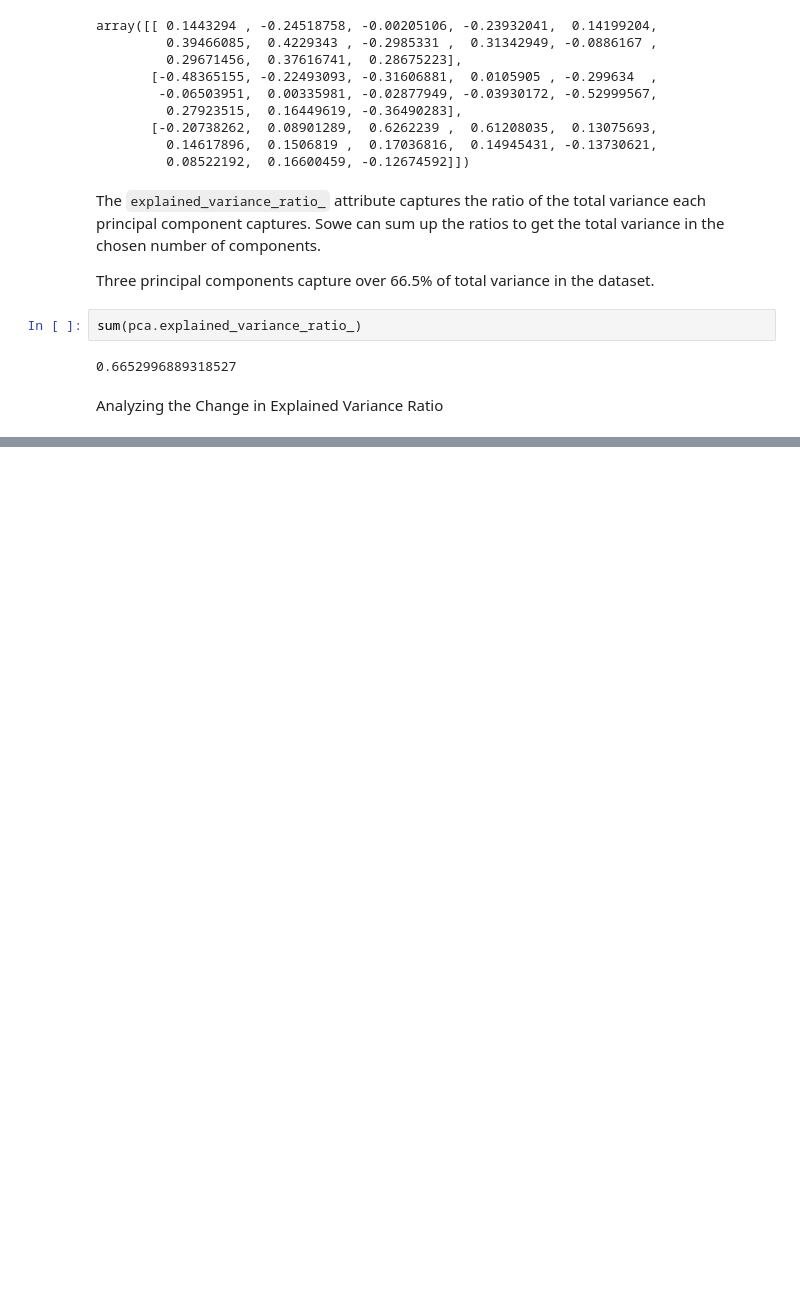
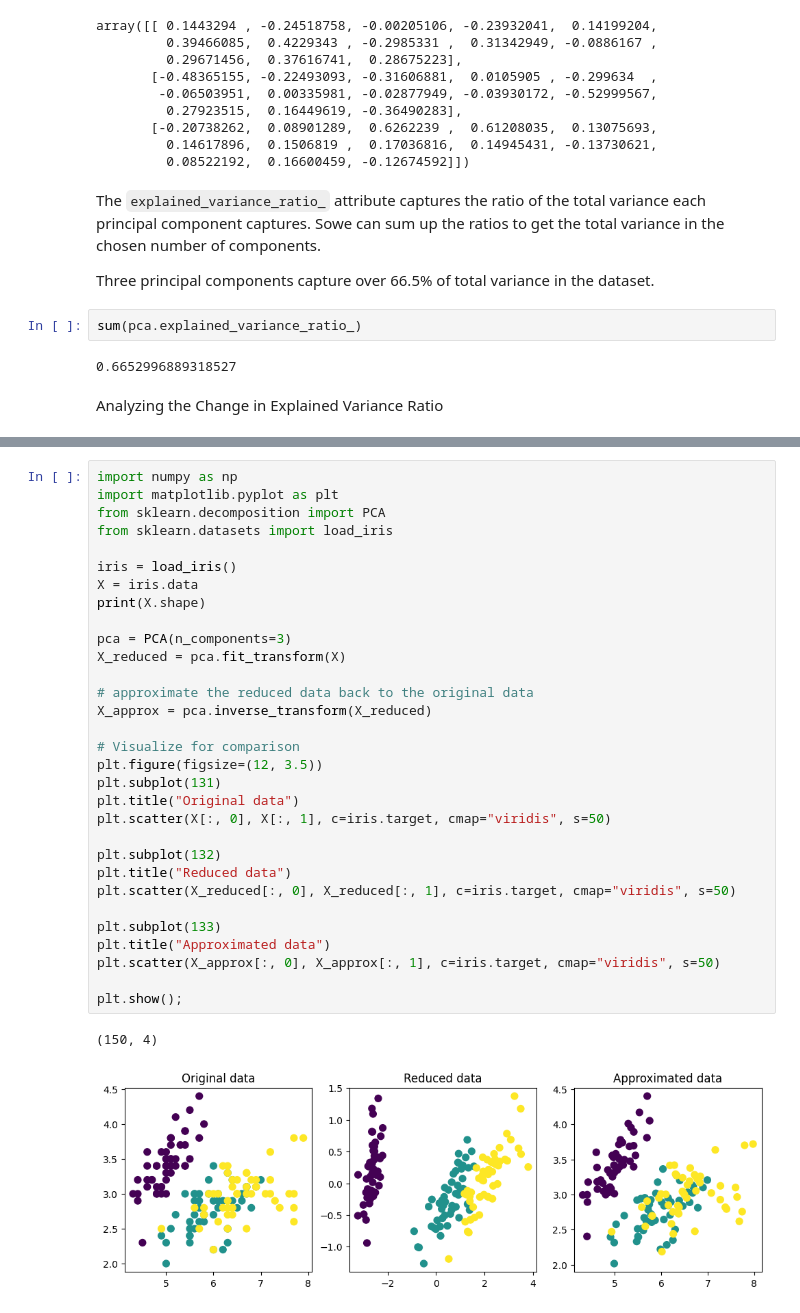
Before and after one commit to Ziaeemehr/workshop_ML, a Jupyter notebook: pca/into.ipynb, the cells around one changed output, grey strips where cells are left out. Saved outputs shown, nothing was run; the diff lists cells and outputs as text; blank space fills up the shorter version.

```diff
--- a/pca/into.ipynb
+++ b/pca/into.ipynb
@@ -84,0 +111,34 @@ plt.ylabel('Explained Variance Ratio');
+# %%
+import numpy as np
+import matplotlib.pyplot as plt
+from sklearn.decomposition import PCA
+from sklearn.datasets import load_iris
+
+iris = load_iris()
+X = iris.data
+print(X.shape)
+
+pca = PCA(n_components=3)
+X_reduced = pca.fit_transform(X)
+
+# approximate the reduced data back to the original data
+X_approx = pca.inverse_transform(X_reduced)
+
+# Visualize for comparison
+plt.figure(figsize=(12, 3.5))
+plt.subplot(131)
+plt.title("Original data")
+plt.scatter(X[:, 0], X[:, 1], c=iris.target, cmap="viridis", s=50)
+
+plt.subplot(132)
+plt.title("Reduced data")
+plt.scatter(X_reduced[:, 0], X_reduced[:, 1], c=iris.target, cmap="viridis", s=50)
+
+plt.subplot(133)
+plt.title("Approximated data")
+plt.scatter(X_approx[:, 0], X_approx[:, 1], c=iris.target, cmap="viridis", s=50)
+
+plt.show();
+# %% [output]
+(150, 4)
+[figure, added]
```
Also changed, not shown: parts of 4 cells of this notebook.
